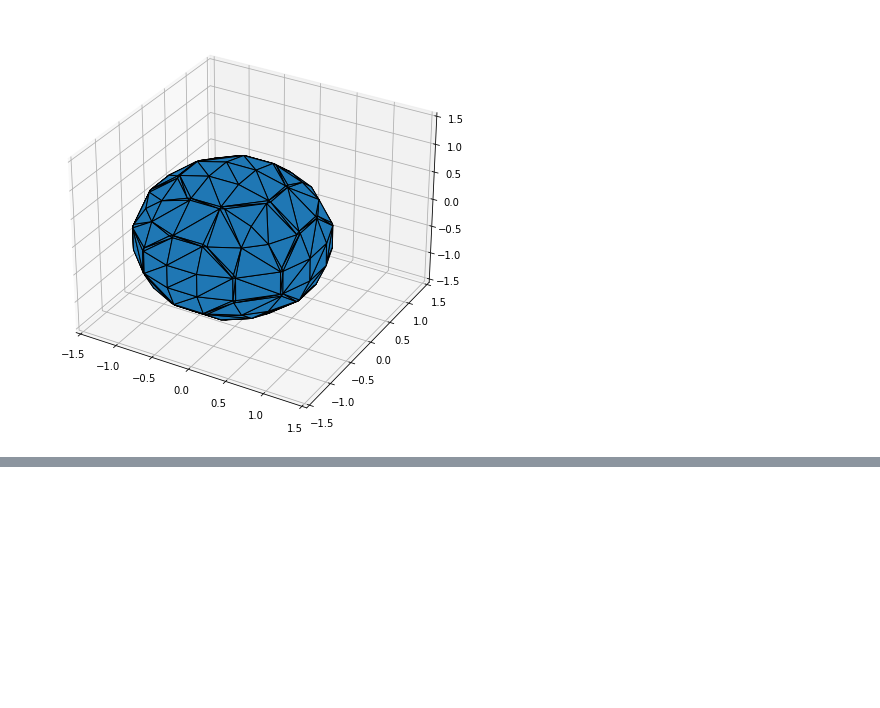
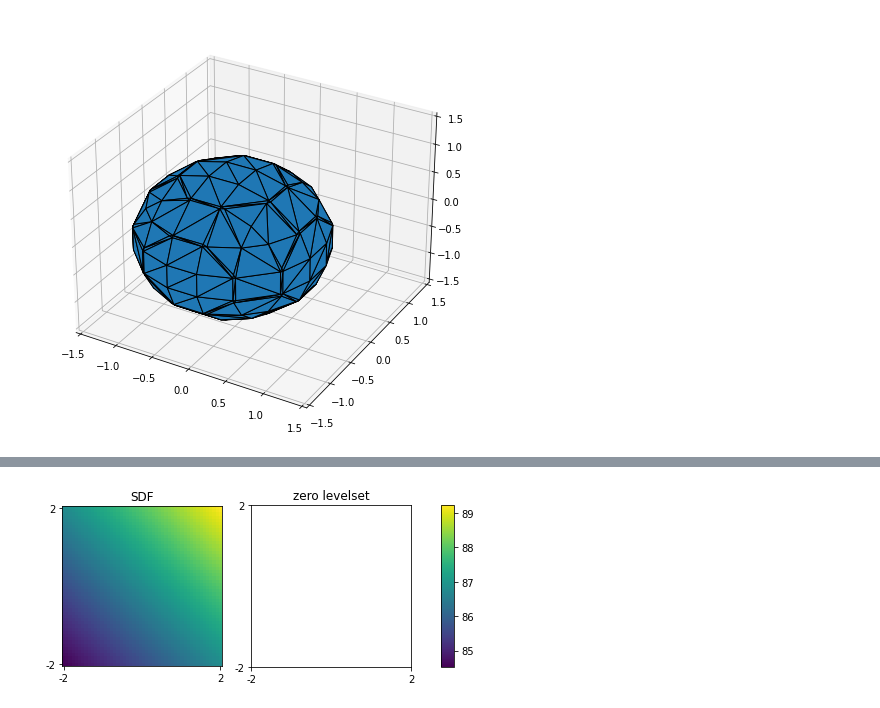
Before and after one commit to niklasschmitz/sdf_jax, a Jupyter notebook: implicit.ipynb, the cells around one changed output, grey strips where cells are left out. Saved outputs shown, nothing was run; the diff lists cells and outputs as text; code cells hidden in the pictures; blank space fills up the shorter version.

```diff
--- a/implicit.ipynb
+++ b/implicit.ipynb
@@ -102,0 +148,16 @@ VBox(children=(Figure(camera=PerspectiveCamera(fov=45.0, position=(0.0, 0.0, 2.0
+# %%
+def geometric_initialisation(mlp, key, radius_init=1, std=0.00001):
+    wkeys = jrandom.split(key, len(mlp.layers))
+    for i, layer in enumerate(mlp.layers):
+        wshape = layer.weight.shape
+        bshape = layer.bias.shape
+        w = jnp.sqrt(jnp.pi) / layer.out_features + std * jrandom.normal(wkeys[i], wshape)
+        b = jnp.tile(-radius_init, bshape)
+        mlp = eqx.tree_at(lambda mlp: mlp.layers[i].weight, mlp, replace=w)
+        mlp = eqx.tree_at(lambda mlp: mlp.layers[i].bias, mlp, replace=b)
+    return mlp
+# %%
+mlp = geometric_initialisation(model, model_key)
+plot2d(lambda x: mlp(x)[0], ngrid=50)
+# %% [output]
+[figure, added]
```
Also changed, not shown: parts of 10 cells of this notebook.
